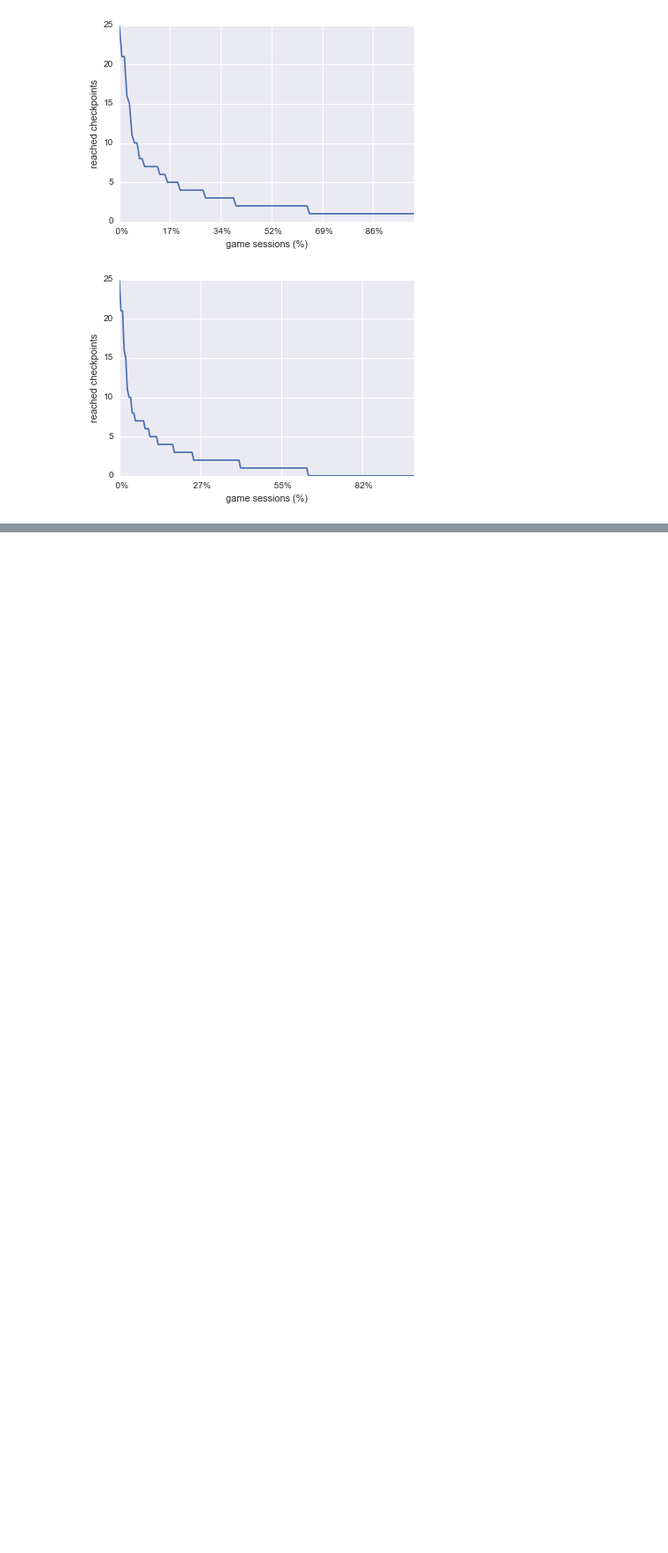
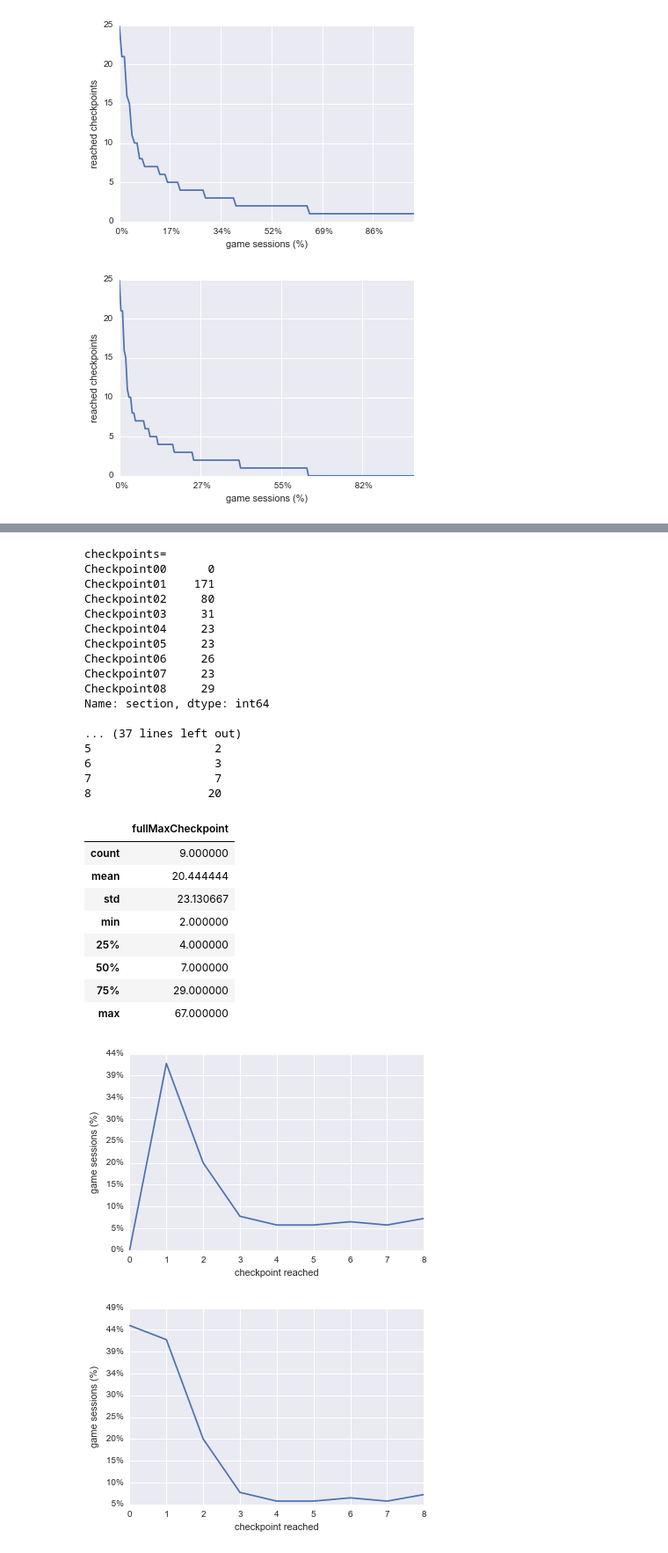
Before and after one commit to taniki/herocoli-analytics, a Jupyter notebook: automated-analysis.ipynb, the cells around one changed output, grey strips where cells are left out. Shown at 88% size. Drawn from its saved outputs; the diff is of its cells as text; code cells hidden in the pictures; blank space fills up the shorter version.

```diff
--- a/automated-analysis.ipynb
+++ b/automated-analysis.ipynb
@@ -144,0 +142,79 @@ mean#reach=2.20652173913
+# %%
+checkpoints = df[df["type"]=="reach"]["section"].value_counts()
+checkpoints['Checkpoint00'] = 0
+checkpoints = checkpoints.sort_index()
+totalCheckpointsCount = checkpoints.sum()
+print '\ncheckpoints=\n{0}'.format(checkpoints)
+print '\ntotalCheckpointsCount={0}'.format(totalCheckpointsCount)
+
+
+reachedGameSessions = df[df["type"]=="reach"]["playerId"].value_counts()
+reachedGameSessionCount = reachedGameSessions.count()
+print '\nreachedGameSessionCount={0}'.format(reachedGameSessionCount)
+neverReachedGameSessionCount = gameSessionCount - reachedGameSessionCount
+print '\nneverReachedGameSessionCount={0}'.format(neverReachedGameSessionCount)
+
+checkpointstable = pd.DataFrame({"checkpoints" : checkpoints.values})
+#reachedGameSessionCount
+genericTreatment( checkpointstable, "checkpoint reached", "game sessions", 0, totalCheckpointsCount, False, True )
+
+
+fullCheckpointsTable = checkpointstable
+fullCheckpointsTable['checkpoints'][0] = gameSessionCount
+print '\nfullCheckpointsTable=\n{0}'.format(fullCheckpointsTable)
+#gameSessionCount
+genericTreatment( fullCheckpointsTable, "checkpoint reached", "game sessions", 0, totalCheckpointsCount, False, True )
+
+
+checkpointsByGameSession = df[df["type"]=="reach"].loc[:,['section','playerId']]
+grouped = checkpointsByGameSession.groupby("playerId")
+maxCheckpointWithIDs = grouped.max()
+maxCheckpointWithIDs.head()
+
+maxCheckpointTable = pd.DataFrame({"maxCheckpoint" : maxCheckpointWithIDs.values.flatten()})
+maxCheckpointCounts = maxCheckpointTable["maxCheckpoint"].value_counts()
+maxCheckpointCounts['Checkpoint00'] = 0
+maxCheckpointCounts = maxCheckpointCounts.sort_index()
+print '\nmaxCheckpointCounts=\n{0}'.format(maxCheckpointCounts)
+
+maxCheckpointCountsTable = pd.DataFrame({"maxCheckpoint" : maxCheckpointCounts.values})
+genericTreatment( maxCheckpointCountsTable, "best checkpoint reached", "game sessions", 0, reachedGameSessionCount, False, True )
+maxCheckpointCountsTable.describe()
+
+fullMaxCheckpointCounts = maxCheckpointCounts
+fullMaxCheckpointCounts['Checkpoint00'] = neverReachedGameSessionCount
+fullMaxCheckpointCountsTable = pd.DataFrame({"fullMaxCheckpoint" : fullMaxCheckpointCounts.values})
+
+genericTreatment( fullMaxCheckpointCountsTable, "best checkpoint reached", "game sessions", 0, gameSessionCount, False, True )
+
+print '\nfullMaxCheckpointCountsTable=\n{0}'.format(fullMaxCheckpointCountsTable)
+fullMaxCheckpointCountsTable.describe()
+# %% [output]
+checkpoints=
+Checkpoint00      0
+Checkpoint01    171
+Checkpoint02     80
+Checkpoint03     31
+Checkpoint04     23
+Checkpoint05     23
+Checkpoint06     26
+Checkpoint07     23
+Checkpoint08     29
+Name: section, dtype: int64
+
+... (37 lines left out)
+5                  2
+6                  3
+7                  7
+8                 20
+|  | fullMaxCheckpoint |
+| count | 9.000000 |
+| mean | 20.444444 |
+| std | 23.130667 |
+| min | 2.000000 |
+| 25% | 4.000000 |
+| 50% | 7.000000 |
+| 75% | 29.000000 |
+| max | 67.000000 |
+[figure, added]
+[figure, added]
```
Also changed, not shown: parts of 11 cells of this notebook.
